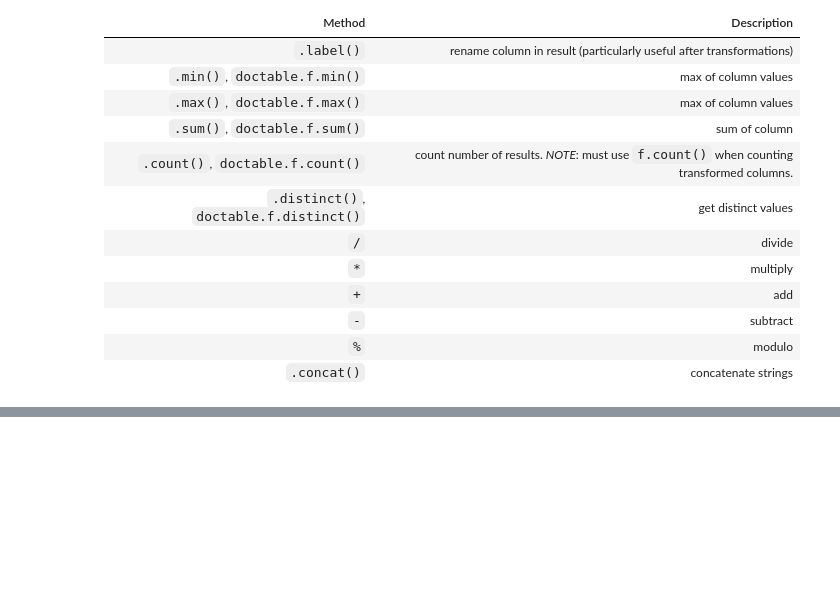
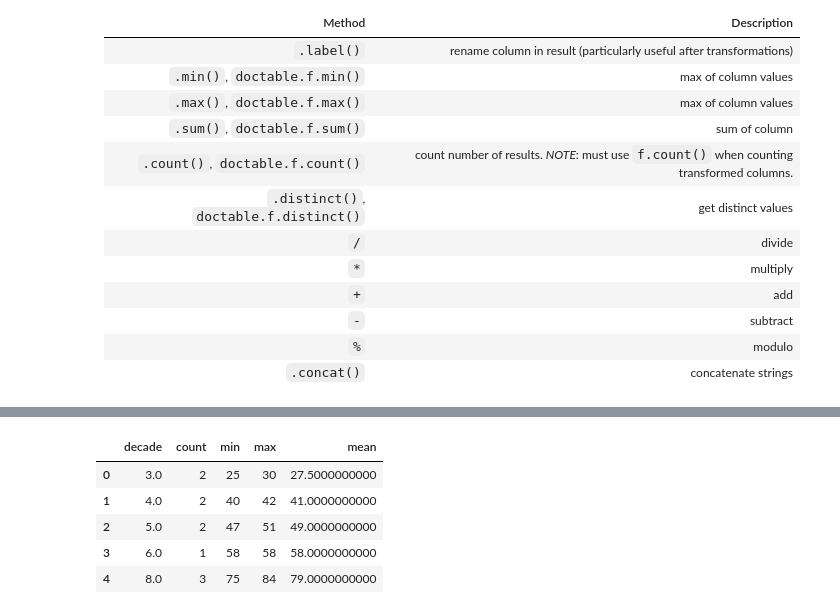
Before and after one commit to devincornell/doctable, a Jupyter notebook: examples/ex_select.ipynb, the cells around one changed output, grey strips where cells are left out. Drawn from its saved outputs; the diff is of its cells as text; code cells hidden in the pictures; blank space fills up the shorter version.

Commit message:
added group by and order by parameter examples

```diff
--- a/examples/ex_select.ipynb
+++ b/examples/ex_select.ipynb
@@ -528,0 +611,12 @@ WHERE "Record".age > ?
+# %%
+# summarize age by decade
+decade_expression = doctable.f.round(rtab['age'] / 10)
+cols = [
+    decade_expression.label('decade'),
+    rtab['age'].count().label('count'),
+    rtab['age'].min().label('min'),
+    rtab['age'].max().label('max'),
+    (rtab['age'].sum()/rtab['age'].count()).label('mean'),
+]
+core.query().select(cols, group_by=decade_expression).df()
+# %% [output]
@@ -528,0 +627,6 @@ WHERE "Record".age > ?
+|  | decade | count | min | max | mean |
+| 0 | 3.0 | 2 | 25 | 30 | 27.5000000000 |
+| 1 | 4.0 | 2 | 40 | 42 | 41.0000000000 |
+| 2 | 5.0 | 2 | 47 | 51 | 49.0000000000 |
+| 3 | 6.0 | 1 | 58 | 58 | 58.0000000000 |
+| 4 | 8.0 | 3 | 75 | 84 | 79.0000000000 |
```
Also changed, not shown: parts of 37 cells of this notebook.
